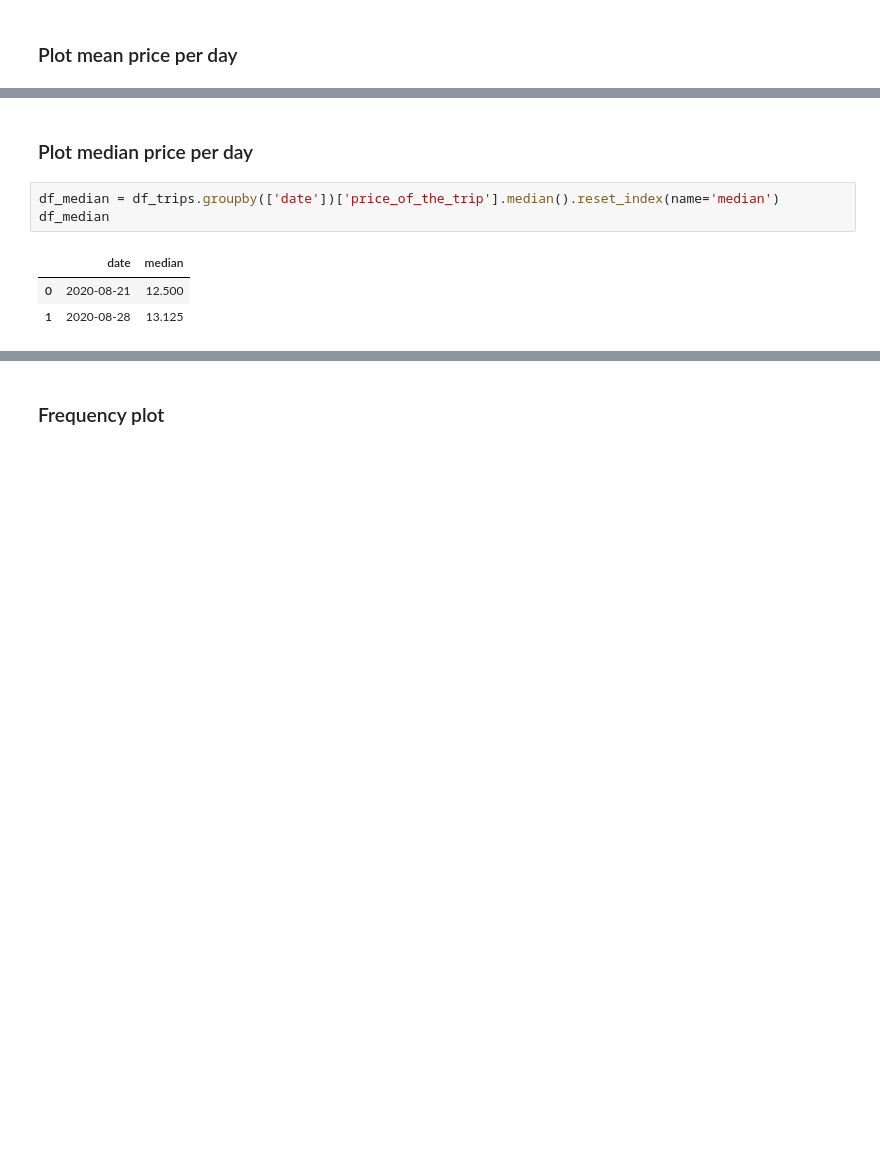
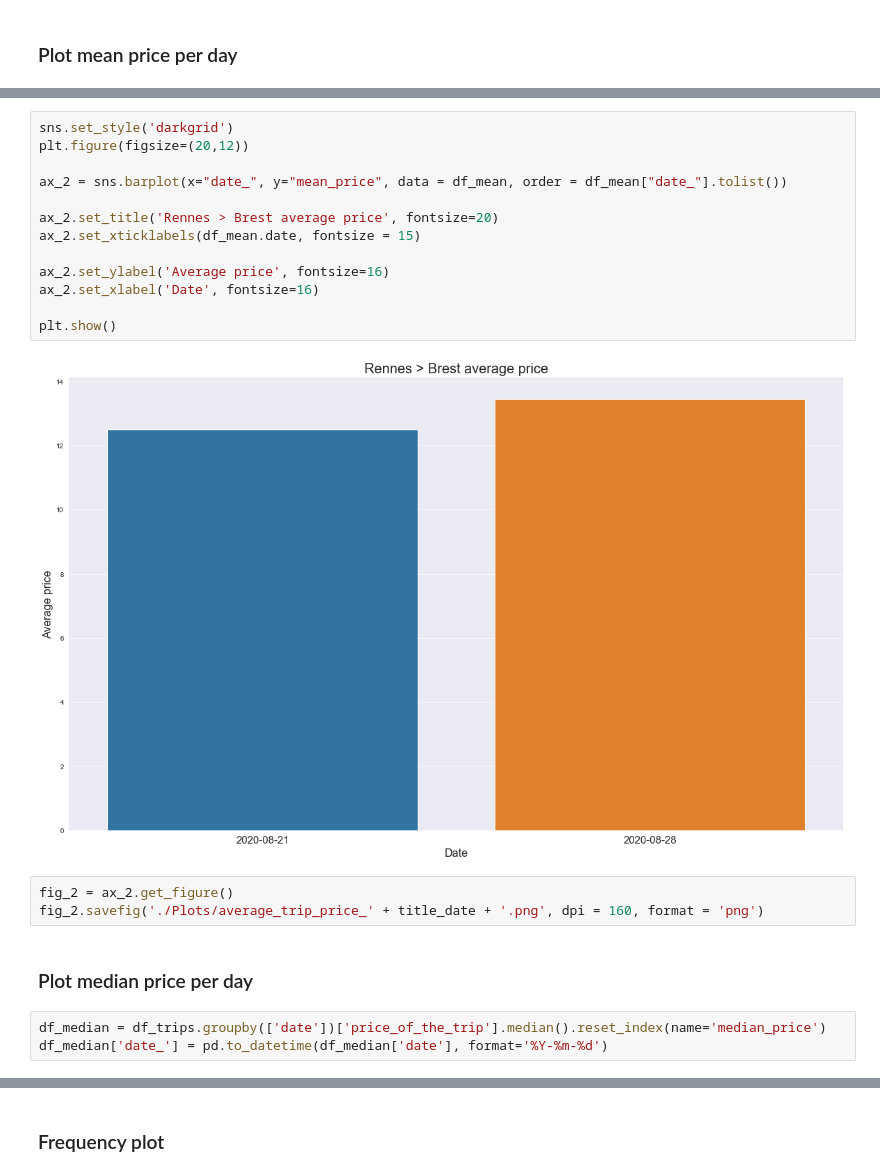
Before and after one commit to GHCamille/blablattractiveness, a Jupyter notebook: get_blabla_data.ipynb, the cells around one changed output, grey strips where cells are left out. Saved outputs shown, nothing was run; the diff lists cells and outputs as text; blank space fills up the shorter version.

```diff
--- a/get_blabla_data.ipynb
+++ b/get_blabla_data.ipynb
@@ -128,9 +117,23 @@ df_mean
+# %%
+sns.set_style('darkgrid')
+plt.figure(figsize=(20,12))
+
+ax_2 = sns.barplot(x="date_", y="mean_price", data = df_mean, order = df_mean["date_"].tolist())
+
+ax_2.set_title('Rennes > Brest average price', fontsize=20)
+ax_2.set_xticklabels(df_mean.date, fontsize = 15)
+
+ax_2.set_ylabel('Average price', fontsize=16)
+ax_2.set_xlabel('Date', fontsize=16)
+
+plt.show()
+# %% [output]
+[figure, added]
+# %%
+fig_2 = ax_2.get_figure()
+fig_2.savefig('./Plots/average_trip_price_' + title_date + '.png', dpi = 160, format = 'png')
 # %% [markdown]
 ### Plot median price per day
 # %%
-df_median = df_trips.groupby(['date'])['price_of_the_trip'].median().reset_index(name='median')
-df_median
+df_median = df_trips.groupby(['date'])['price_of_the_trip'].median().reset_index(name='median_price')
+df_median['date_'] = pd.to_datetime(df_median['date'], format='%Y-%m-%d')
-# %% [output]
-|  | date | median |
-| 0 | 2020-08-21 | 12.500 |
-| 1 | 2020-08-28 | 13.125 |
```
Also changed, not shown: parts of 10 cells of this notebook.
